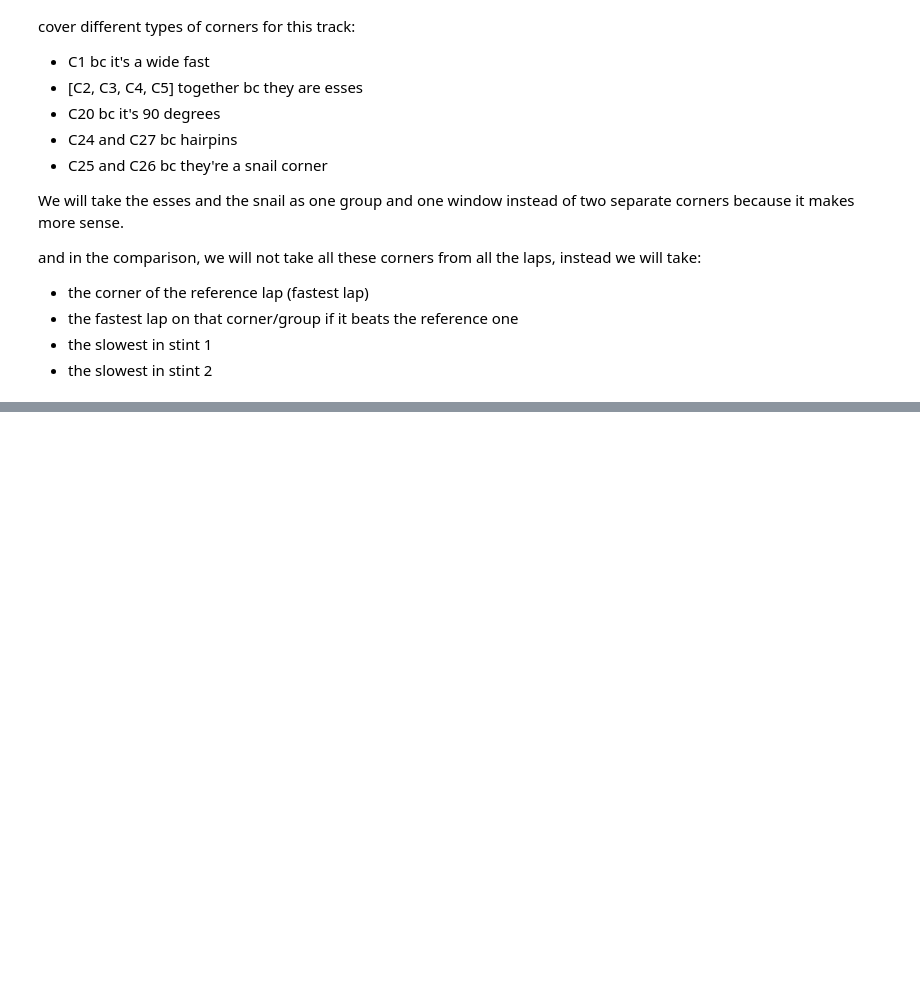
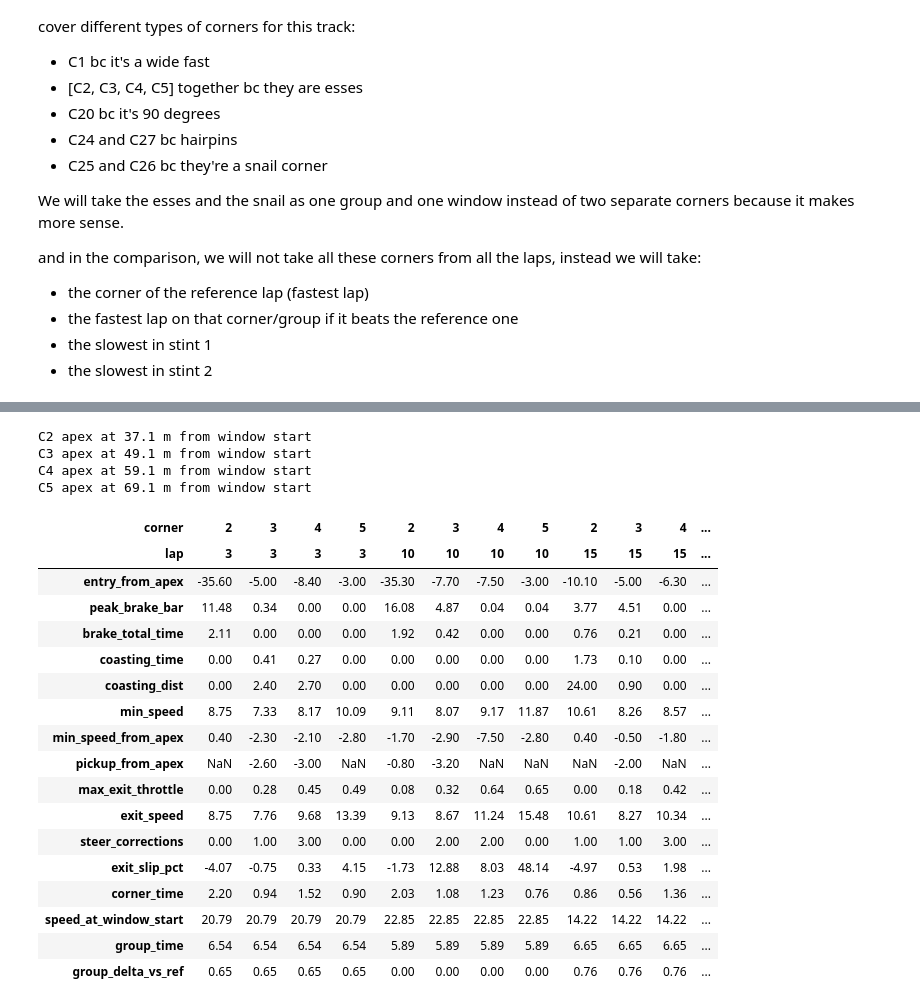
Before and after one commit to manelbenabid/recruiting-sw-telemetry, a Jupyter notebook: notebooks/09_corner_study.ipynb, the cells around one changed output, grey strips where cells are left out. Drawn from its saved outputs; the diff is of its cells as text; code cells hidden in the pictures; blank space fills up the shorter version.

Commit message:
analysis of the esses' plot and metrics

```diff
--- a/notebooks/09_corner_study.ipynb
+++ b/notebooks/09_corner_study.ipynb
@@ -136,3 +136,33 @@ Comparison of laps 3 and 15 with lap 10:
 
 * Additional notes:
   - A lot of the loss comes from C27, before C1 starts.
+# %%
+from src.analysis import corner_metrics
+import pandas as pd
+cm = corner_metrics(grid, entries, apexes, zones, laps_used, length)
+
+# positions are metres from apex, 0 before apex and + after apex
+SHOW = ["entry_from_apex", "peak_brake_bar", "brake_total_time", "coasting_time", "coasting_dist",
+        "min_speed", "min_speed_from_apex", "pickup_from_apex", "max_exit_throttle", "exit_speed",
+        "steer_corrections", "exit_slip_pct", "corner_time"]
+
+
+def group_metrics(name: str) -> pd.DataFrame:
+    p = picks[picks["group"] == name].drop_duplicates("lap")
+    lap_list = p["lap"].tolist()
+    m = cm[cm["lap"].isin(lap_list) & cm["corner"].isin(CORNER_GROUPS[name])]
+    out = m.set_index(["corner", "lap"])[SHOW].T
+
+    s0 = float(gt.loc[gt["group"] == name, "s_start"].iloc[0])
+    for lap in lap_list:
+        lg = grid[grid["lap"] == lap].sort_values("s")
+        u0 = float(np.interp(s0, lg["s"], lg[U_COL]))
+        r = p[p["lap"] == lap].iloc[0]
+        for c in CORNER_GROUPS[name]:
+            out.loc["speed_at_window_start", (c, lap)] = u0
+            out.loc["group_time", (c, lap)] = r["time"]
+            out.loc["group_delta_vs_ref", (c, lap)] = r["delta"]
+
+    for c in CORNER_GROUPS[name]:
+        print(f"C{c} apex at {np.mod(main_apex[c] - s0, length):.1f} m from window start")
+    return out.round(2)
@@ -138,0 +220,25 @@ Comparison of laps 3 and 15 with lap 10:
+# %%
+group_metrics("esses")
+# %% [output]
+C2 apex at 37.1 m from window start
+C3 apex at 49.1 m from window start
+C4 apex at 59.1 m from window start
+C5 apex at 69.1 m from window start
+| corner | 2 | 3 | 4 | 5 | 2 | 3 | 4 | 5 | 2 | 3 | 4 | ... |
+| lap | 3 | 3 | 3 | 3 | 10 | 10 | 10 | 10 | 15 | 15 | 15 | ... |
+| entry_from_apex | -35.60 | -5.00 | -8.40 | -3.00 | -35.30 | -7.70 | -7.50 | -3.00 | -10.10 | -5.00 | -6.30 | ... |
+| peak_brake_bar | 11.48 | 0.34 | 0.00 | 0.00 | 16.08 | 4.87 | 0.04 | 0.04 | 3.77 | 4.51 | 0.00 | ... |
+| brake_total_time | 2.11 | 0.00 | 0.00 | 0.00 | 1.92 | 0.42 | 0.00 | 0.00 | 0.76 | 0.21 | 0.00 | ... |
+| coasting_time | 0.00 | 0.41 | 0.27 | 0.00 | 0.00 | 0.00 | 0.00 | 0.00 | 1.73 | 0.10 | 0.00 | ... |
+| coasting_dist | 0.00 | 2.40 | 2.70 | 0.00 | 0.00 | 0.00 | 0.00 | 0.00 | 24.00 | 0.90 | 0.00 | ... |
+| min_speed | 8.75 | 7.33 | 8.17 | 10.09 | 9.11 | 8.07 | 9.17 | 11.87 | 10.61 | 8.26 | 8.57 | ... |
+| min_speed_from_apex | 0.40 | -2.30 | -2.10 | -2.80 | -1.70 | -2.90 | -7.50 | -2.80 | 0.40 | -0.50 | -1.80 | ... |
+| pickup_from_apex | NaN | -2.60 | -3.00 | NaN | -0.80 | -3.20 | NaN | NaN | NaN | -2.00 | NaN | ... |
+| max_exit_throttle | 0.00 | 0.28 | 0.45 | 0.49 | 0.08 | 0.32 | 0.64 | 0.65 | 0.00 | 0.18 | 0.42 | ... |
+| exit_speed | 8.75 | 7.76 | 9.68 | 13.39 | 9.13 | 8.67 | 11.24 | 15.48 | 10.61 | 8.27 | 10.34 | ... |
+| steer_corrections | 0.00 | 1.00 | 3.00 | 0.00 | 0.00 | 2.00 | 2.00 | 0.00 | 1.00 | 1.00 | 3.00 | ... |
+| exit_slip_pct | -4.07 | -0.75 | 0.33 | 4.15 | -1.73 | 12.88 | 8.03 | 48.14 | -4.97 | 0.53 | 1.98 | ... |
+| corner_time | 2.20 | 0.94 | 1.52 | 0.90 | 2.03 | 1.08 | 1.23 | 0.76 | 0.86 | 0.56 | 1.36 | ... |
+| speed_at_window_start | 20.79 | 20.79 | 20.79 | 20.79 | 22.85 | 22.85 | 22.85 | 22.85 | 14.22 | 14.22 | 14.22 | ... |
+| group_time | 6.54 | 6.54 | 6.54 | 6.54 | 5.89 | 5.89 | 5.89 | 5.89 | 6.65 | 6.65 | 6.65 | ... |
+| group_delta_vs_ref | 0.65 | 0.65 | 0.65 | 0.65 | 0.00 | 0.00 | 0.00 | 0.00 | 0.76 | 0.76 | 0.76 | ... |
```
Also changed, not shown: parts of 9 cells of this notebook.
